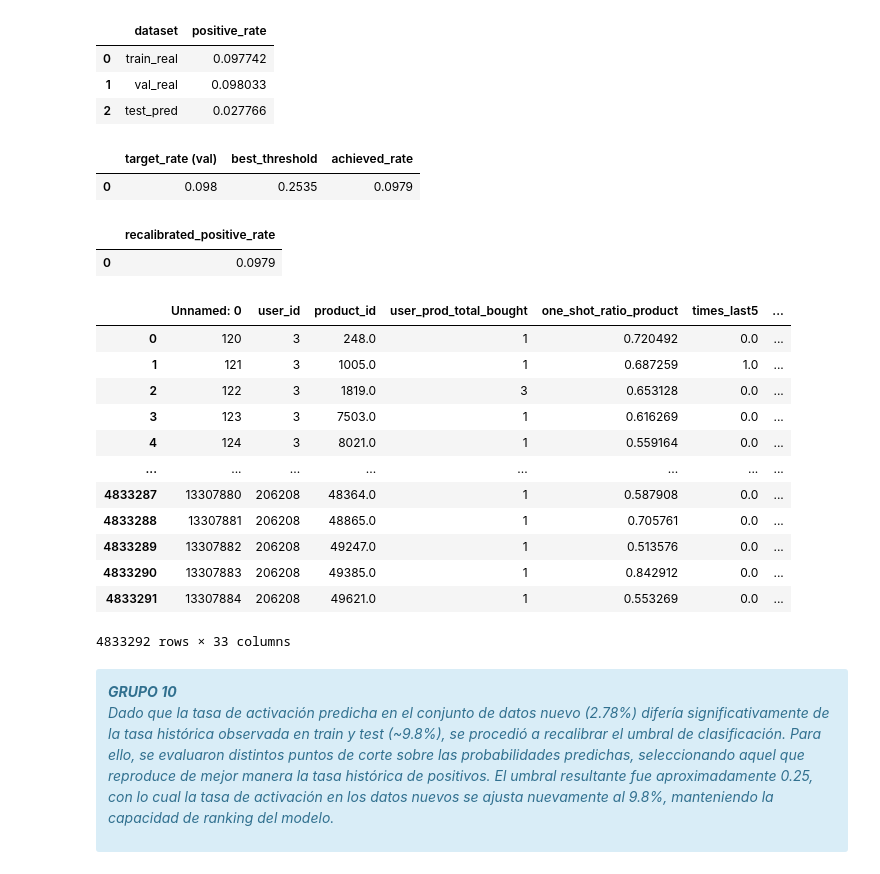
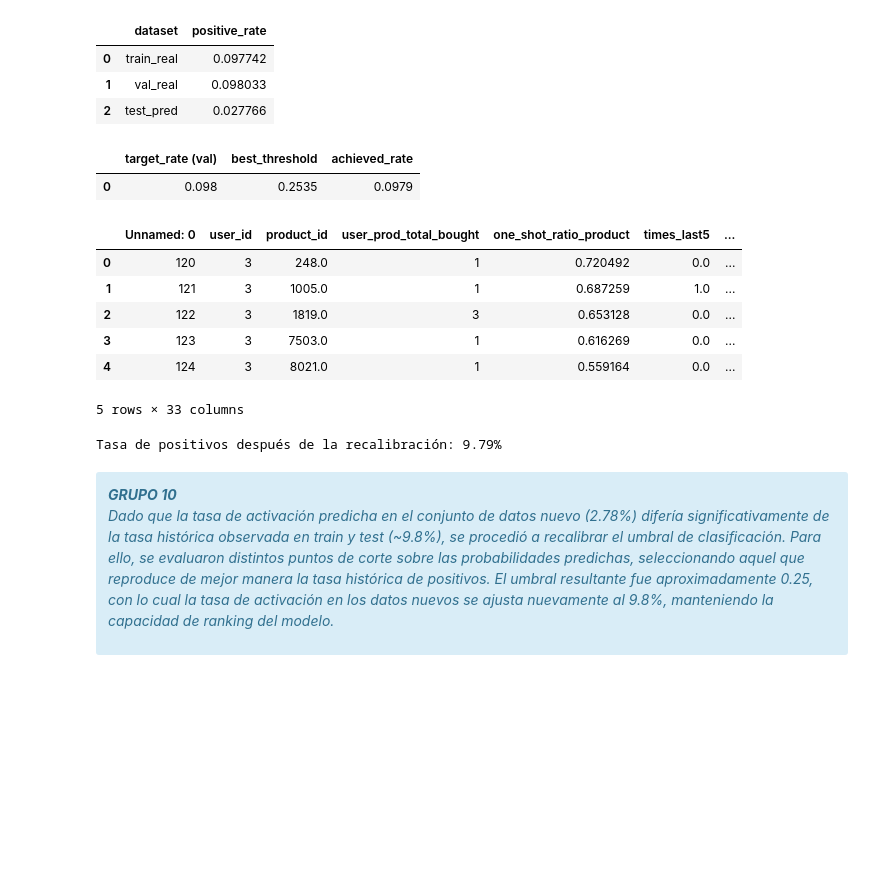
Before and after one commit to Xavi122323/Maestria-IA-Aplicada, a Jupyter notebook: Big Data Aplicada a los Negocios/Bedón, Bedón, Cobos, Ramos - Simulación Caso de Negocio_DT, RF & GB.ipynb, the cells around one changed output. Saved outputs shown, nothing was run; the diff lists cells and outputs as text; code cells hidden in the pictures; blank space fills up the shorter version.

```diff
--- a/Big Data Aplicada a los Negocios/Bedón, Bedón, Cobos, Ramos - Simulación Caso de Negocio_DT, RF & GB.ipynb
+++ b/Big Data Aplicada a los Negocios/Bedón, Bedón, Cobos, Ramos - Simulación Caso de Negocio_DT, RF & GB.ipynb
@@ -384,50 +384,43 @@ thresholds = np.linspace(0.01, 0.99, 500)
 rates = []
 
 for t in thresholds:
     rate = (df_final['probs'] >= t).mean()
     rates.append(rate)
 
 rates = np.array(rates)
 
 best_idx = np.argmin(np.abs(rates - target_rate))
 best_threshold = float(thresholds[best_idx])
 best_rate = float(rates[best_idx])
 
 df_threshold_result = pd.DataFrame({
     "target_rate (val)": [round(target_rate, 4)],
     "best_threshold": [round(best_threshold, 4)],
     "achieved_rate": [round(best_rate, 4)]
 })
 
 display(df_threshold_result)
 
 df_final['reordered_recal'] = (df_final['probs'] >= best_threshold).astype(int)
 
 df_recal_rate = pd.DataFrame({
     "recalibrated_positive_rate": [round(df_final['reordered_recal'].mean(), 4)]
 })
 
-display(df_recal_rate)
+display(df_final.head())
 
-display(df_final)
+print(f"Tasa de positivos después de la recalibración: {df_recal_rate['recalibrated_positive_rate'][0]*100:.2f}%")
 # %% [output]
 |  | target_rate (val) | best_threshold | achieved_rate |
 | 0 | 0.098 | 0.2535 | 0.0979 |
-|  | recalibrated_positive_rate |
-| 0 | 0.0979 |
+|  | Unnamed: 0 | user_id | product_id | user_prod_total_bought | one_shot_ratio_product | times_last5 | ... |
+| 0 | 120 | 3 | 248.0 | 1 | 0.720492 | 0.0 | ... |
+| 1 | 121 | 3 | 1005.0 | 1 | 0.687259 | 1.0 | ... |
+| 2 | 122 | 3 | 1819.0 | 3 | 0.653128 | 0.0 | ... |
+| 3 | 123 | 3 | 7503.0 | 1 | 0.616269 | 0.0 | ... |
+| 4 | 124 | 3 | 8021.0 | 1 | 0.559164 | 0.0 | ... |
-|  | Unnamed: 0 | user_id | product_id | user_prod_total_bought | one_shot_ratio_product | times_last5 | ... |
-| 0 | 120 | 3 | 248.0 | 1 | 0.720492 | 0.0 | ... |
-| 1 | 121 | 3 | 1005.0 | 1 | 0.687259 | 1.0 | ... |
-| 2 | 122 | 3 | 1819.0 | 3 | 0.653128 | 0.0 | ... |
-| 3 | 123 | 3 | 7503.0 | 1 | 0.616269 | 0.0 | ... |
-| 4 | 124 | 3 | 8021.0 | 1 | 0.559164 | 0.0 | ... |
-| ... | ... | ... | ... | ... | ... | ... | ... |
-| 4833287 | 13307880 | 206208 | 48364.0 | 1 | 0.587908 | 0.0 | ... |
-| 4833288 | 13307881 | 206208 | 48865.0 | 1 | 0.705761 | 0.0 | ... |
-| 4833289 | 13307882 | 206208 | 49247.0 | 1 | 0.513576 | 0.0 | ... |
-| 4833290 | 13307883 | 206208 | 49385.0 | 1 | 0.842912 | 0.0 | ... |
-| 4833291 | 13307884 | 206208 | 49621.0 | 1 | 0.553269 | 0.0 | ... |
-4833292 rows × 33 columns
+5 rows × 33 columns
+Tasa de positivos después de la recalibración: 9.79%
 # %% [markdown]
 <div class="alert alert-block alert-info">
 <b><i>GRUPO 10</i></b>
```
